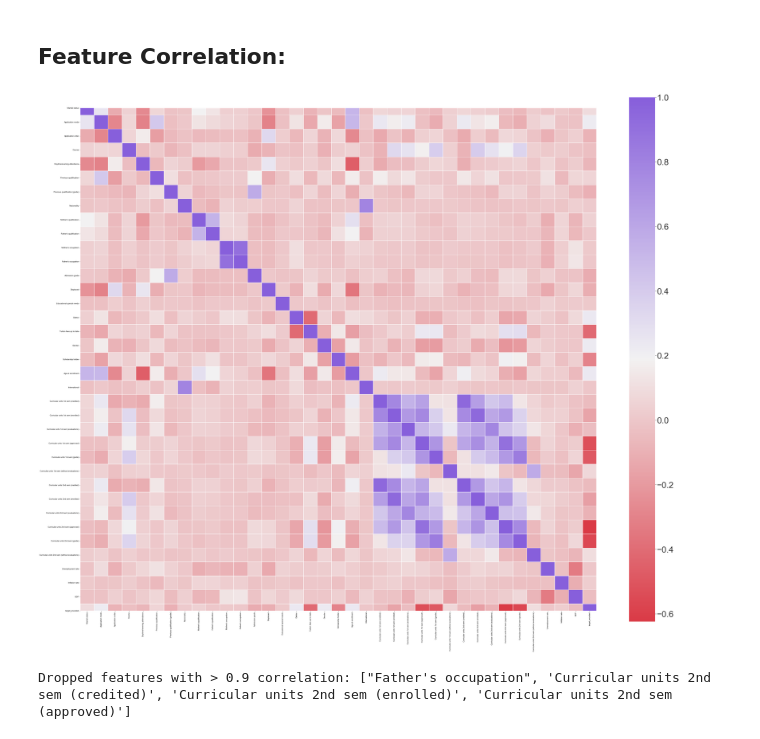
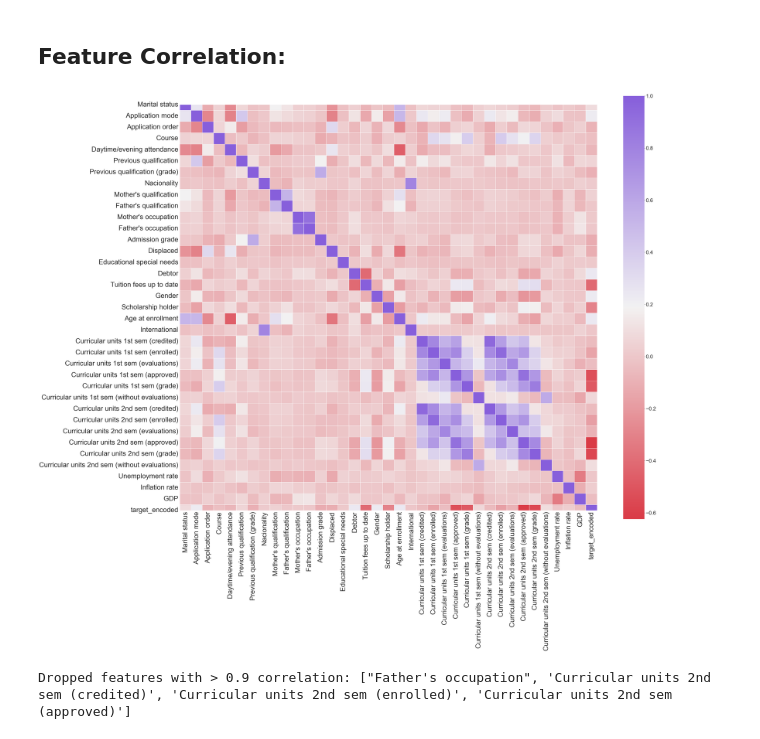
Before and after one commit to hlnicholls/ML-Education-Example, a Jupyter notebook: Regression_Analysis.ipynb, the cells around one changed output. Drawn from its saved outputs; the diff is of its cells as text; code cells hidden in the pictures.

```diff
--- a/Regression_Analysis.ipynb
+++ b/Regression_Analysis.ipynb
@@ -150,26 +150,26 @@ XGBoost and Catboost can accept missing values (and so can run without feature i
 # %%
 Xcor = dt
 
 corr = Xcor.corr(method="pearson")
 
 f, ax = plt.subplots(figsize=(60, 50))
 
 cmap = sns.diverging_palette(10, 275, as_cmap=True)
-sns.set(font_scale=4)
+sns.set(font_scale=3)
 
 htmap = sns.heatmap(
     corr,
     cmap=cmap,
     square=True,
     xticklabels=True,
     yticklabels=True,
     linewidths=0.5,
     annot_kws={"fontsize":8},
     ax=ax)
 
 figure = htmap.get_figure()
 # %% [output]
-[figure, old version]
+[figure, new version]
 # %%
 #Identifying the highly correlating features to remove one feature from each correlating pair
 Xcor = dt
```
Also changed, not shown: 6 other files.
